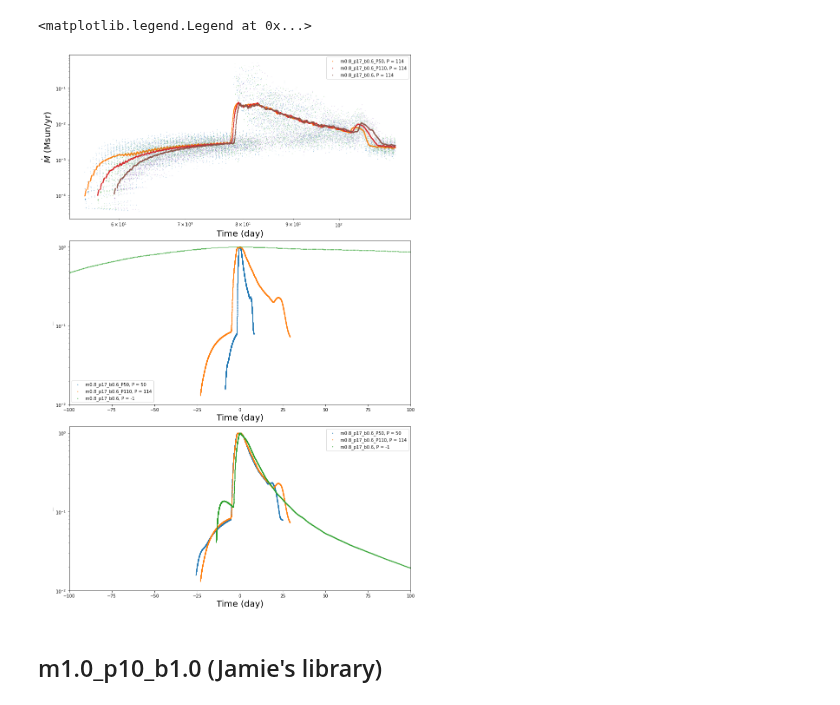
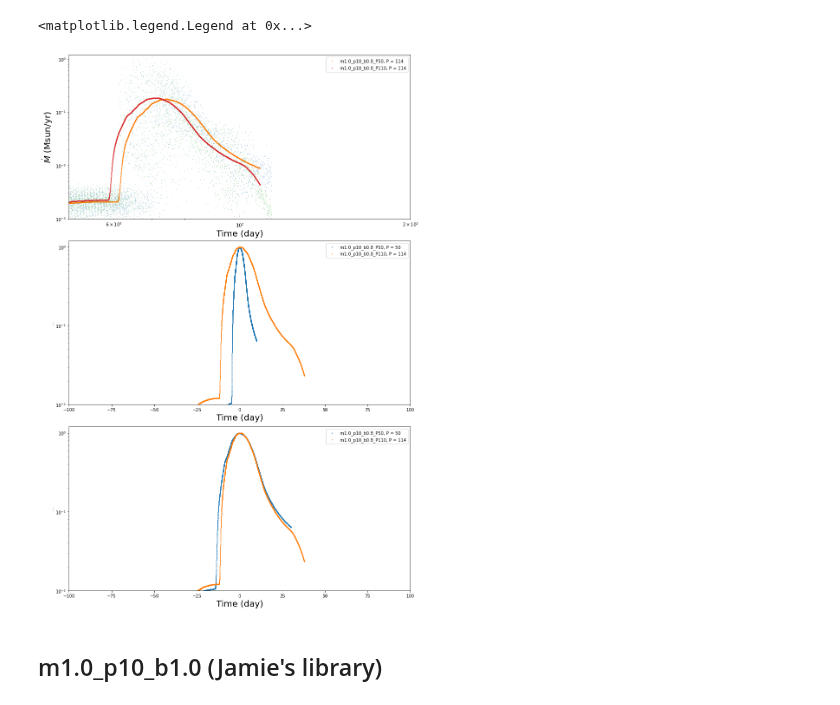
Before and after one commit to slowdivePTG/ASASSN-14ko, a Jupyter notebook: YT_Visualization/dmdt.ipynb, the cells around one changed output. Drawn from its saved outputs; the diff is of its cells as text; code cells hidden in the pictures.

```diff
--- a/YT_Visualization/dmdt.ipynb
+++ b/YT_Visualization/dmdt.ipynb
@@ -47,0 +68,16 @@ chk0060 = dmdt(DIR='m0.8_p17_b0.6', chk='0060', Period=-1)
+# %%
+P50_b0_8_chk_0080_114 = dmdt(DIR='m1.0_p10_b0.8_P50', chk='0080', Period=114)
+P50_b0_8_chk_0080_50 = dmdt(DIR='m1.0_p10_b0.8_P50', chk='0080', Period=50)
+P50_b0_8_chk_0080 = dmdt(DIR='m1.0_p10_b0.8_P50', chk='0080', Period=-1)
+
+P50_b0_6_chk_0080_114 = dmdt(DIR='m1.0_p10_b0.6_P50', chk='0080', Period=114)
+P50_b0_6_chk_0080_50 = dmdt(DIR='m1.0_p10_b0.6_P50', chk='0080', Period=50)
+P50_b0_6_chk_0080 = dmdt(DIR='m1.0_p10_b0.6_P50', chk='0080', Period=-1)
+
+P50_b0_8_chk_0060_114 = dmdt(DIR='m1.0_p10_b0.8_P50', chk='0060', Period=114)
+P50_b0_8_chk_0060_50 = dmdt(DIR='m1.0_p10_b0.8_P50', chk='0060', Period=50)
+P50_b0_8_chk_0060 = dmdt(DIR='m1.0_p10_b0.8_P50', chk='0060', Period=-1)
+
+P50_b0_6_chk_0060_114 = dmdt(DIR='m1.0_p10_b0.6_P50', chk='0060', Period=114)
+P50_b0_6_chk_0060_50 = dmdt(DIR='m1.0_p10_b0.6_P50', chk='0060', Period=50)
+P50_b0_6_chk_0060 = dmdt(DIR='m1.0_p10_b0.6_P50', chk='0060', Period=-1)
@@ -104,33 +168,32 @@ ax.legend()
 # %%
 f, ax = plt.subplots(3, 1, figsize=(12, 18))
-P50_chk0080_114.Mdot_t(ax=ax[0])
-P110_chk0080_114.Mdot_t(ax=ax[0])
-chk0080_114.Mdot_t(ax=ax[0])
-P50_chk0080_50.Mdot_t(ax=ax[1], norm=True, Bin=300)
-P110_chk0080_114.Mdot_t(ax=ax[1], norm=True, Bin=300)
-chk0080.Mdot_t(ax=ax[1], norm=True, Bin=300)
-P50_chk0080_50.Mdot_t(ax=ax[2], norm=True, normfactor=3, Bin=300)
-P110_chk0080_114.Mdot_t(ax=ax[2], norm=True, Bin=300)
-chk0080.Mdot_t(ax=ax[2], norm=True, normfactor=0.025, Bin=300)
+P50_b0_8_chk_0060_114.Mdot_t(ax=ax[0])
+P110_b0_8_chk_0060_114.Mdot_t(ax=ax[0])
+P50_b0_8_chk_0060_50.Mdot_t(ax=ax[1], norm=True, Bin=300)
+P110_b0_8_chk_0060_114.Mdot_t(ax=ax[1], norm=True, Bin=300)
+P50_b0_8_chk_0060_50.Mdot_t(ax=ax[2], norm=True, normfactor=3, Bin=300)
+P110_b0_8_chk_0060_114.Mdot_t(ax=ax[2], norm=True, Bin=300)
 f.tight_layout()
 ax[0].set_xscale('log')
+ax[0].set_xlim([5e1, 2e2])
+ax[0].set_ylim([1e-3, 1.2e0])
 ax[0].set_yscale('log')
 #ax[0].set_xlim([-2e2,5e3])
 #ax[0].set_ylim([1e-2,1.2e0])
 #ax[1].set_xscale('symlog')
 ax[1].set_yscale('log')
 ax[1].set_xlim([-1e2, 1e2])
 ax[1].set_ylim([1e-2, 1.2e0])
 #ax[2].set_xscale('symlog')
 ax[2].set_yscale('log')
 ax[2].set_xlim([-1e2, 1e2])
 ax[2].set_ylim([1e-2, 1.2e0])
 ax[0].legend()
 ax[1].legend()
 ax[2].legend()
 # %% [output]
 <matplotlib.legend.Legend at 0x...>
-[figure, old version]
+[figure, new version]
 # %% [markdown]
 ## m1.0_p10_b1.0 (Jamie's library)
 # %%
```
Also changed, not shown: parts of 8 cells of this notebook, 2 other files.
